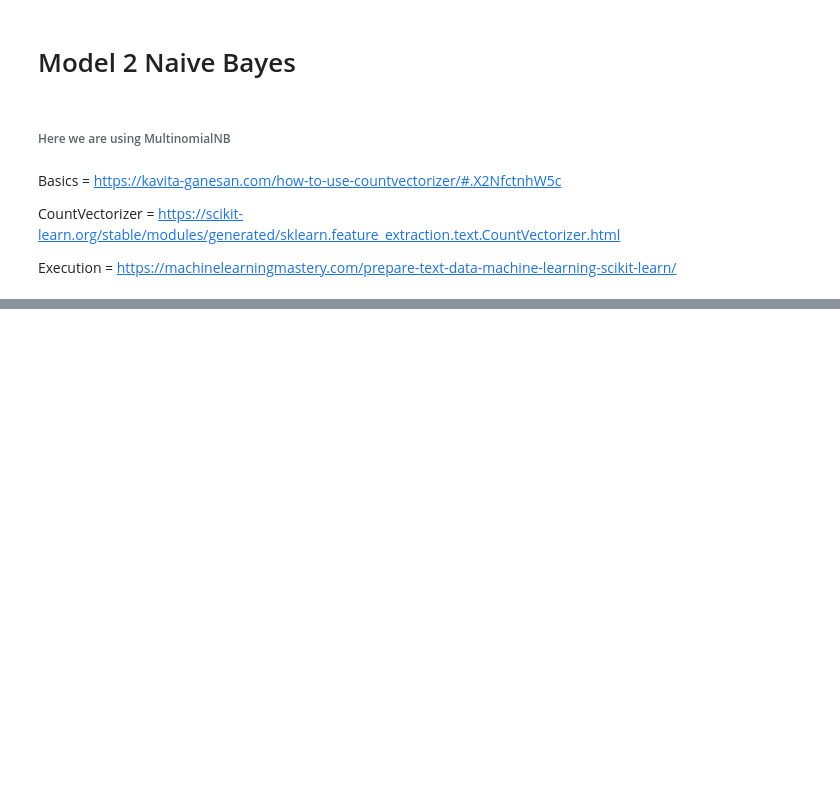
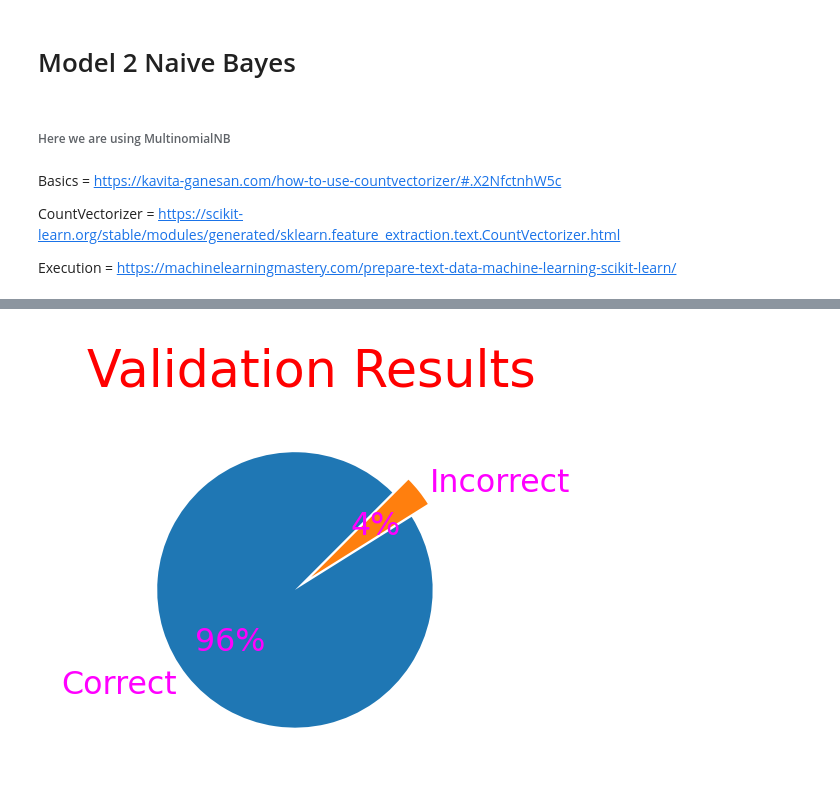
Before and after one commit to Hello49/multiclass, a Jupyter notebook: Model.ipynb, the cells around one changed output, grey strips where cells are left out. Drawn from its saved outputs; the diff is of its cells as text; code cells hidden in the pictures; blank space fills up the shorter version.

```diff
--- a/Model.ipynb
+++ b/Model.ipynb
@@ -647,0 +642,10 @@ pd.DataFrame(data=wm.toarray(), index=['Doc1', 'Doc2'],
+# %%
+#pie chart visualisation of Results of Validation data
+size=[nr_correct_valid,nr_incorrect_valid]
+plt.figure(figsize=(2,2),dpi=228)
+offset = [0.15, 0.00]
+plt.pie(size,labels=["Correct","Incorrect"],textprops={'fontsize':10,'color':'magenta'},startangle=45,autopct='%1.00f%%', explode=offset)
+plt.title("Validation Results",fontdict={"size":16,"color":'red'})
+plt.show()
+# %% [output]
+[figure, added]
```
Also changed, not shown: parts of 36 cells of this notebook.
